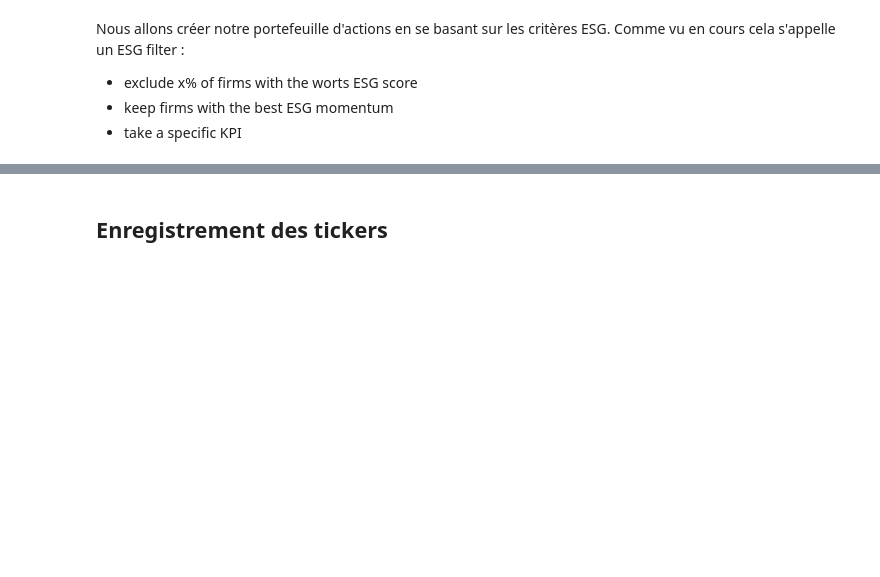
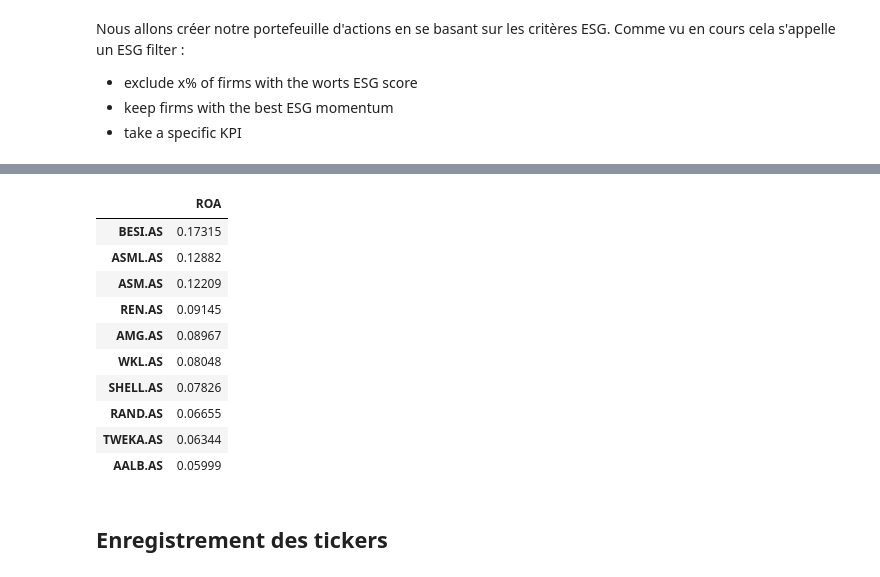
Before and after one commit to Simzer994/Portfolio-Project, a Jupyter notebook: Portfolio_analysis.ipynb, the cells around one changed output, grey strips where cells are left out. Cells and saved outputs as stored; diff of their text form; code cells hidden in the pictures; blank space fills up the shorter version.

```diff
--- a/Portfolio_analysis.ipynb
+++ b/Portfolio_analysis.ipynb
@@ -119,0 +161,16 @@ Nombre de tickers ESG sélectionnés : 10
+# %%
+# On ne conserve que les tickers avec un ROA supérieur à la médiane
+tickers_ROA = ROA.iloc[:int(len(ROA)*1/2)+1]
+tickers_ROA
+# %% [output]
+|  | ROA |
+| BESI.AS | 0.17315 |
+| ASML.AS | 0.12882 |
+| ASM.AS | 0.12209 |
+| REN.AS | 0.09145 |
+| AMG.AS | 0.08967 |
+| WKL.AS | 0.08048 |
+| SHELL.AS | 0.07826 |
+| RAND.AS | 0.06655 |
+| TWEKA.AS | 0.06344 |
+| AALB.AS | 0.05999 |
```
Also changed, not shown: parts of 11 cells of this notebook, 3 other files.
